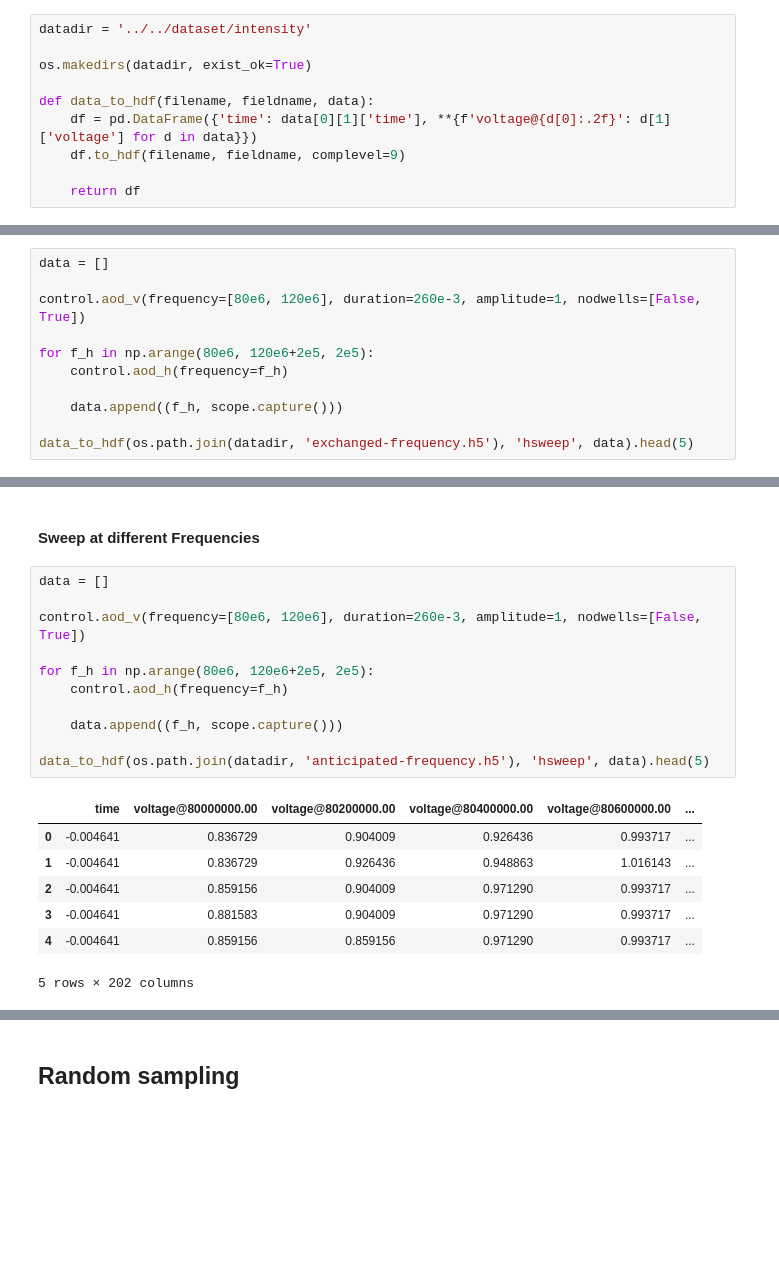
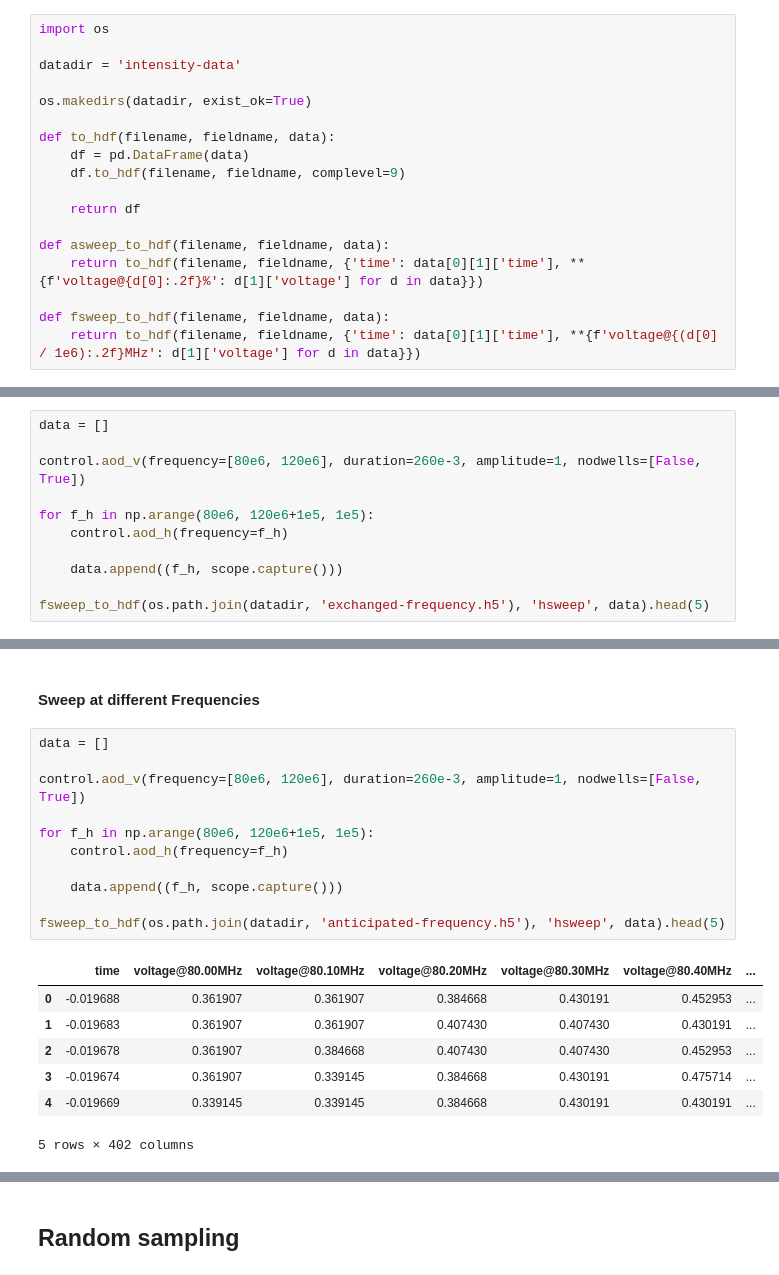
Before and after one commit to bodokaiser/bachelor-thesis, a Jupyter notebook: notebook/measurement/intensity-distribution.ipynb, the cells around one changed output, grey strips where cells are left out. Cells and saved outputs as stored; diff of their text form; blank space fills up the shorter version.

```diff
--- a/notebook/measurement/intensity-distribution.ipynb
+++ b/notebook/measurement/intensity-distribution.ipynb
@@ -18,15 +28,23 @@ scope.holla()
 # %% [markdown]
 We will do multiple runs at different amplitudes. The following function will merge these runs into a single data frame with one time scale but different voltages for the different amplitude levels.
 # %%
-datadir = '../../dataset/intensity'
+import os
+
+datadir = 'intensity-data'
 
 os.makedirs(datadir, exist_ok=True)
 
-def data_to_hdf(filename, fieldname, data):
-    df = pd.DataFrame({'time': data[0][1]['time'], **{f'voltage@{d[0]:.2f}': d[1]['voltage'] for d in data}})
+def to_hdf(filename, fieldname, data):
+    df = pd.DataFrame(data)
     df.to_hdf(filename, fieldname, complevel=9)
 
     return df
+
+def asweep_to_hdf(filename, fieldname, data):
+    return to_hdf(filename, fieldname, {'time': data[0][1]['time'], **{f'voltage@{d[0]:.2f}%': d[1]['voltage'] for d in data}})
+
+def fsweep_to_hdf(filename, fieldname, data):
+    return to_hdf(filename, fieldname, {'time': data[0][1]['time'], **{f'voltage@{(d[0] / 1e6):.2f}MHz': d[1]['voltage'] for d in data}})
 # %% [markdown]
 ## Unpaired
 
@@ -154,10 +172,10 @@ data = []
 
 control.aod_v(frequency=[80e6, 120e6], duration=260e-3, amplitude=1, nodwells=[False, True])
 
-for f_h in np.arange(80e6, 120e6+2e5, 2e5):
+for f_h in np.arange(80e6, 120e6+1e5, 1e5):
     control.aod_h(frequency=f_h)
 
     data.append((f_h, scope.capture()))
 
-data_to_hdf(os.path.join(datadir, 'exchanged-frequency.h5'), 'hsweep', data).head(5)
+fsweep_to_hdf(os.path.join(datadir, 'exchanged-frequency.h5'), 'hsweep', data).head(5)
 # %% [output]
@@ -261,22 +279,22 @@ data_to_hdf(os.path.join(datadir, 'anticipated-amplitude.h5'), 'hsweep', data).h
 # %%
 data = []
 
 control.aod_v(frequency=[80e6, 120e6], duration=260e-3, amplitude=1, nodwells=[False, True])
 
-for f_h in np.arange(80e6, 120e6+2e5, 2e5):
+for f_h in np.arange(80e6, 120e6+1e5, 1e5):
     control.aod_h(frequency=f_h)
 
     data.append((f_h, scope.capture()))
 
-data_to_hdf(os.path.join(datadir, 'anticipated-frequency.h5'), 'hsweep', data).head(5)
+fsweep_to_hdf(os.path.join(datadir, 'anticipated-frequency.h5'), 'hsweep', data).head(5)
 # %% [output]
-|  | time | voltage@80000000.00 | voltage@80200000.00 | voltage@80400000.00 | voltage@80600000.00 | ... |
-| 0 | -0.004641 | 0.836729 | 0.904009 | 0.926436 | 0.993717 | ... |
-| 1 | -0.004641 | 0.836729 | 0.926436 | 0.948863 | 1.016143 | ... |
-| 2 | -0.004641 | 0.859156 | 0.904009 | 0.971290 | 0.993717 | ... |
-| 3 | -0.004641 | 0.881583 | 0.904009 | 0.971290 | 0.993717 | ... |
-| 4 | -0.004641 | 0.859156 | 0.859156 | 0.971290 | 0.993717 | ... |
+|  | time | voltage@80.00MHz | voltage@80.10MHz | voltage@80.20MHz | voltage@80.30MHz | voltage@80.40MHz | ... |
+| 0 | -0.019688 | 0.361907 | 0.361907 | 0.384668 | 0.430191 | 0.452953 | ... |
+| 1 | -0.019683 | 0.361907 | 0.361907 | 0.407430 | 0.407430 | 0.430191 | ... |
+| 2 | -0.019678 | 0.361907 | 0.384668 | 0.407430 | 0.407430 | 0.452953 | ... |
+| 3 | -0.019674 | 0.361907 | 0.339145 | 0.384668 | 0.430191 | 0.475714 | ... |
+| 4 | -0.019669 | 0.339145 | 0.339145 | 0.384668 | 0.430191 | 0.430191 | ... |
-5 rows × 202 columns
+5 rows × 402 columns
 # %%
 data = []
 
```
Also changed, not shown: parts of 25 cells of this notebook, 9 other files.
